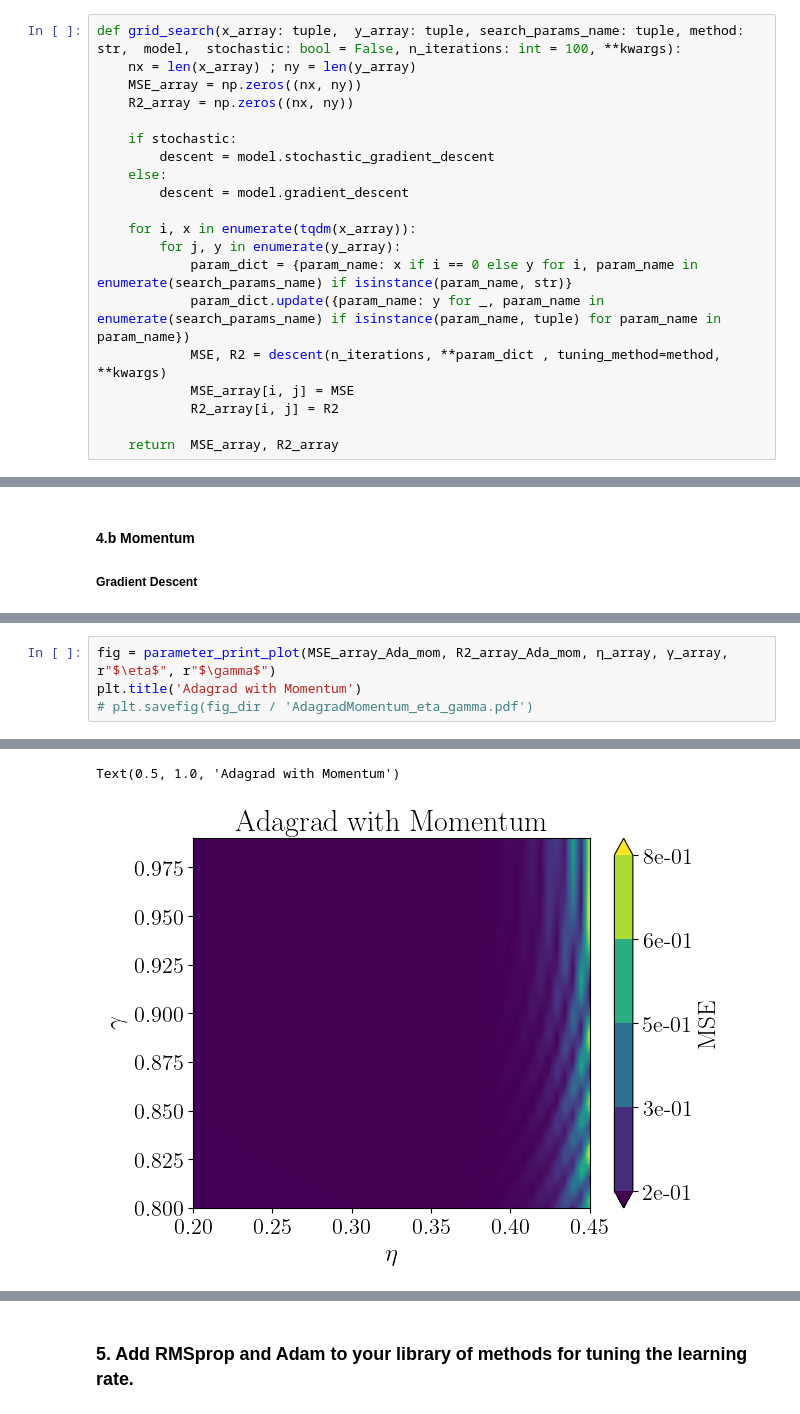
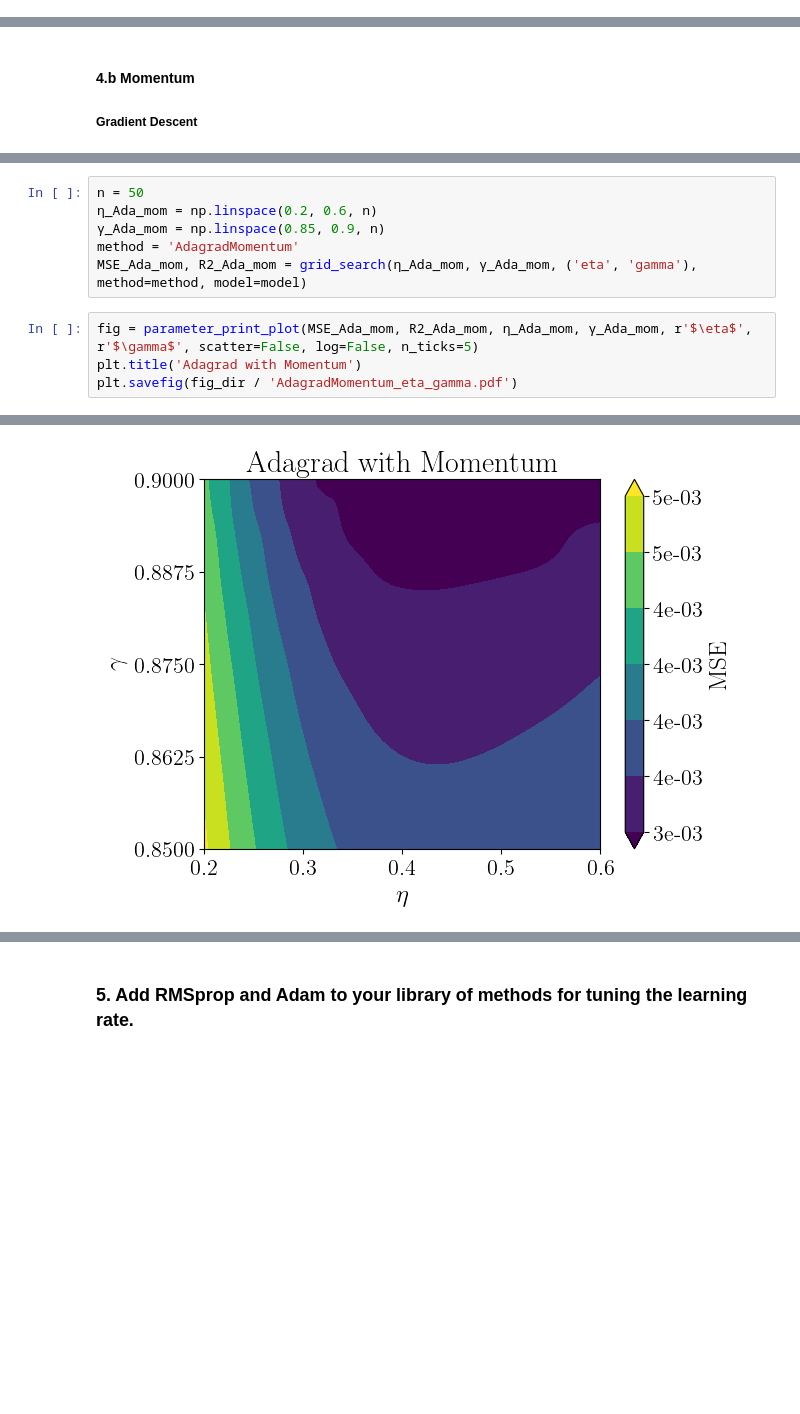
Before and after one commit to Oskar-Idland/FYS-STK4155-Projects, a Jupyter notebook: Project_2/src/regression_anal.ipynb, the cells around one changed output, grey strips where cells are left out. Drawn from its saved outputs; the diff is of its cells as text; blank space fills up the shorter version.

```diff
--- a/Project_2/src/regression_anal.ipynb
+++ b/Project_2/src/regression_anal.ipynb
@@ -84,23 +75,3 @@ Optimal learning rate:  2.456e-01
 - It stabilizes right before  0.25, and increases sharply thereafter.
 # %% [markdown]
 ### 2. Add momentum to the plain GD code and compare convergence with a fixed learning rate (you may need to tune the learning rate). Keep using the analytical expression for the gradient.
-# %%
-def grid_search(x_array: tuple,  y_array: tuple, search_params_name: tuple, method: str,  model,  stochastic: bool = False, n_iterations: int = 100, **kwargs):
-    nx = len(x_array) ; ny = len(y_array)
-    MSE_array = np.zeros((nx, ny))
-    R2_array = np.zeros((nx, ny))
-
-    if stochastic:
-        descent = model.stochastic_gradient_descent
-    else:
-        descent = model.gradient_descent
-
-    for i, x in enumerate(tqdm(x_array)):
-        for j, y in enumerate(y_array):
-            param_dict = {param_name: x if i == 0 else y for i, param_name in enumerate(search_params_name) if isinstance(param_name, str)}
-            param_dict.update({param_name: y for _, param_name in enumerate(search_params_name) if isinstance(param_name, tuple) for param_name in param_name})
-            MSE, R2 = descent(n_iterations, **param_dict , tuning_method=method, **kwargs)
-            MSE_array[i, j] = MSE
-            R2_array[i, j] = R2
-
-    return  MSE_array, R2_array
@@ -296,5 +192,11 @@ MSE_array_Ada_mom, R2_array_Ada_mom = grid_search(η_array, γ_array, ('eta', 'g
+# %%
+n = 50
+η_Ada_mom = np.linspace(0.2, 0.6, n)
+γ_Ada_mom = np.linspace(0.85, 0.9, n)
+method = 'AdagradMomentum'
+MSE_Ada_mom, R2_Ada_mom = grid_search(η_Ada_mom, γ_Ada_mom, ('eta', 'gamma'), method=method, model=model)
 # %%
-fig = parameter_print_plot(MSE_array_Ada_mom, R2_array_Ada_mom, η_array, γ_array, r"$\eta$", r"$\gamma$")
+fig = parameter_print_plot(MSE_Ada_mom, R2_Ada_mom, η_Ada_mom, γ_Ada_mom, r'$\eta$', r'$\gamma$', scatter=False, log=False, n_ticks=5)
 plt.title('Adagrad with Momentum')
-# plt.savefig(fig_dir / 'AdagradMomentum_eta_gamma.pdf')
+plt.savefig(fig_dir / 'AdagradMomentum_eta_gamma.pdf')
 # %% [output]
@@ -308,2 +210 @@ Optimal γ for R2:  9.629e-01
-Text(0.5, 1.0, 'Adagrad with Momentum')
-[figure, old version]
+[figure, new version]
```
Also changed, not shown: parts of 40 cells of this notebook, 16 other files.
